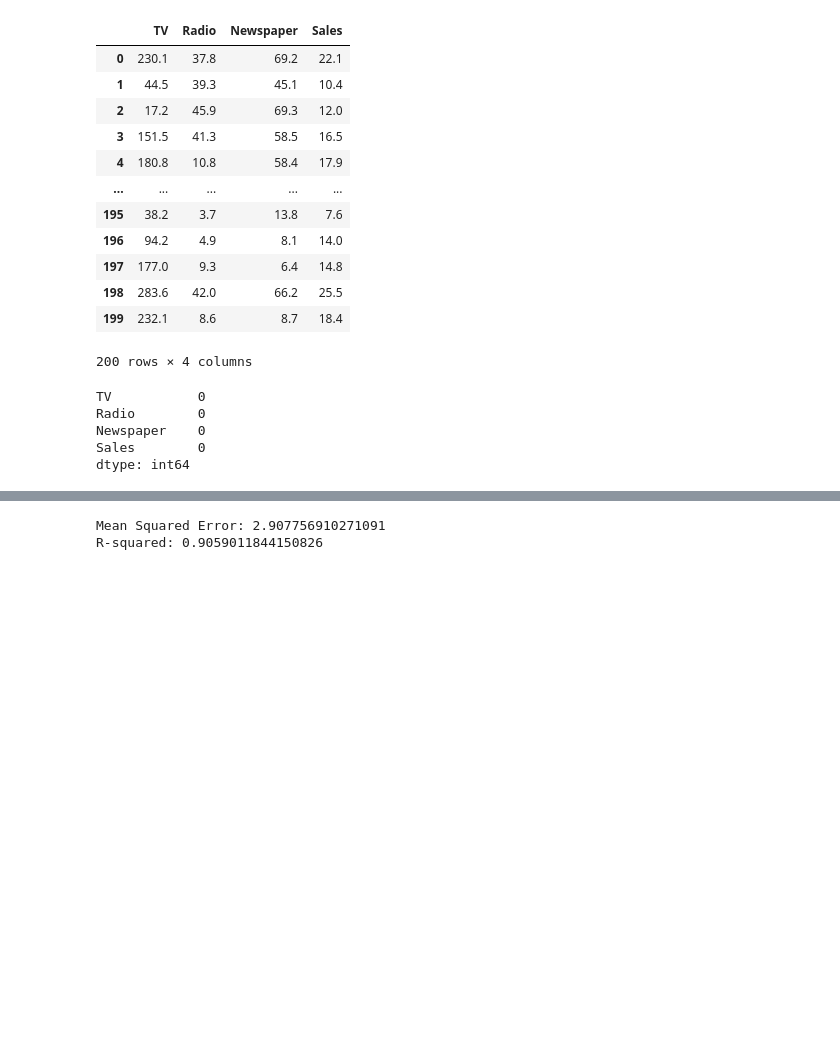
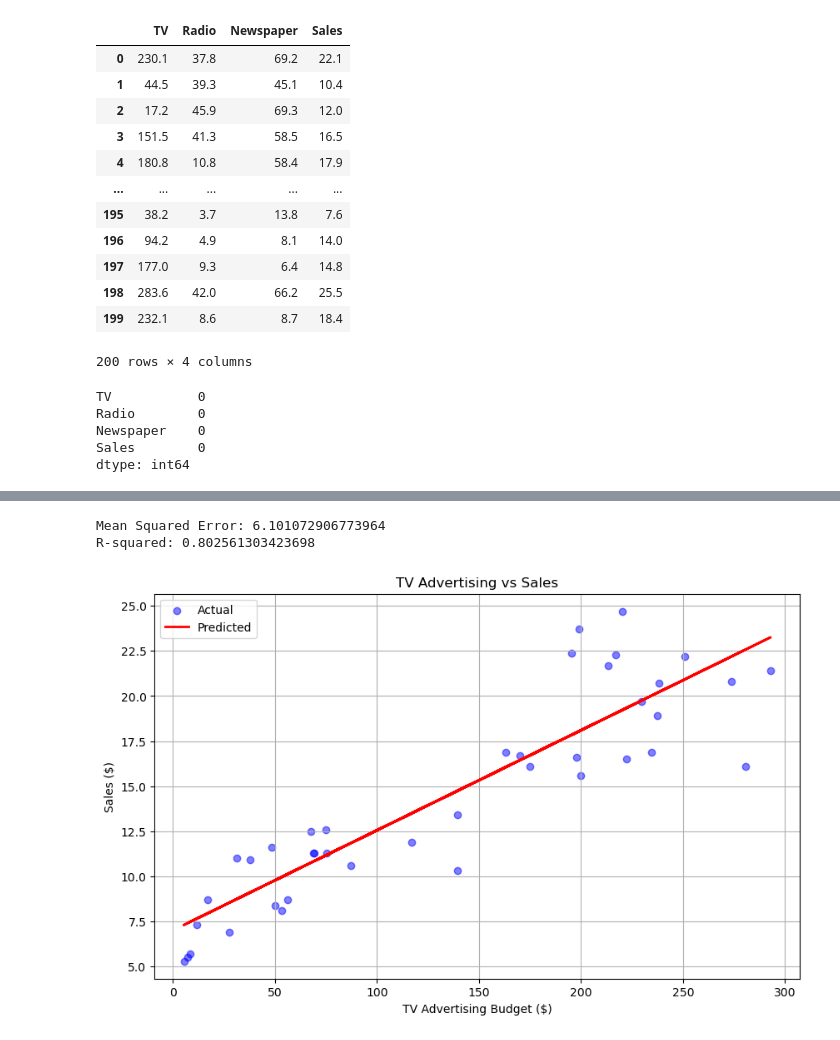
Before and after one commit to ashimwedenyse/huzalab-AI-training-ML-models, a Jupyter notebook: HW_week10.ipynb, the cells around one changed output, grey strips where cells are left out. Cells and saved outputs as stored; diff of their text form; code cells hidden in the pictures; blank space fills up the shorter version.

```diff
--- a/HW_week10.ipynb
+++ b/HW_week10.ipynb
@@ -34,3 +43,7 @@ y = df['Sales']
 # %%
-#Split Data into Training and Testing Sets:
+# Separate features and target
+X = df[['TV']]
+y = df['Sales']
+
+# Split the data into training and testing sets
 X_train, X_test, y_train, y_test = train_test_split(X, y, test_size=0.2, random_state=42)
@@ -55,5 +66,20 @@ print(f'Mean Squared Error: {mse}')
 r2 = r2_score(y_test, y_pred)
 print(f'R-squared: {r2}')
 # %% [output]
-Mean Squared Error: 2.907756910271091
-R-squared: 0.9059011844150826
+Mean Squared Error: 6.101072906773964
+R-squared: 0.802561303423698
+# %%
+import matplotlib.pyplot as plt
+import seaborn as sns
+# Plotting the regression line
+plt.figure(figsize=(10, 6))
+plt.scatter(X_test, y_test, marker='o', color='blue', alpha=0.5, label='Actual')
+plt.plot(X_test, y_pred, color='red', linewidth=2, label='Predicted')
+plt.title('TV Advertising vs Sales')
+plt.xlabel('TV Advertising Budget ($)')
+plt.ylabel('Sales ($)')
+plt.grid(True)
+plt.legend()
+plt.show()
+# %% [output]
+[figure, added]
```
Also changed, not shown: parts of 4 cells of this notebook, 1 other file.
